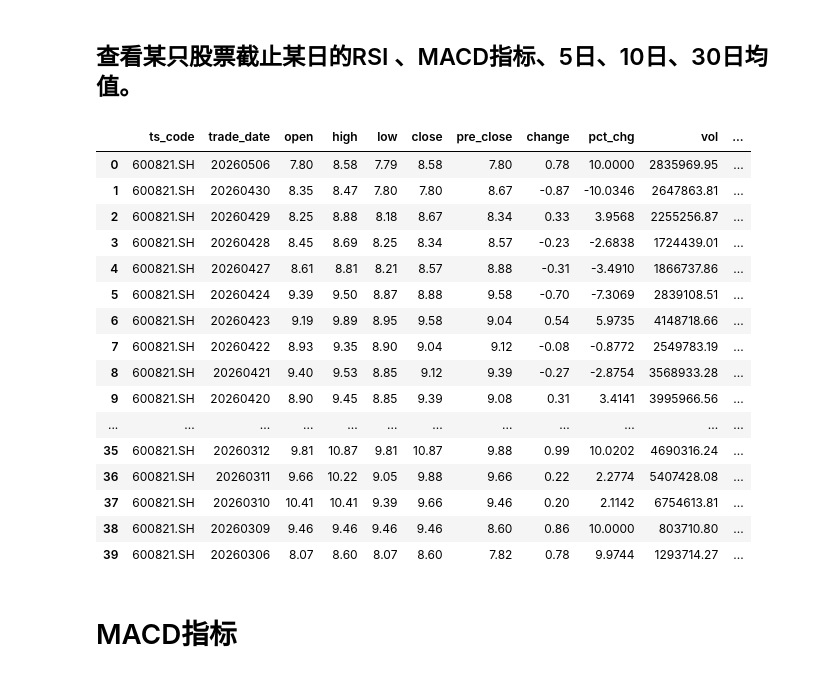
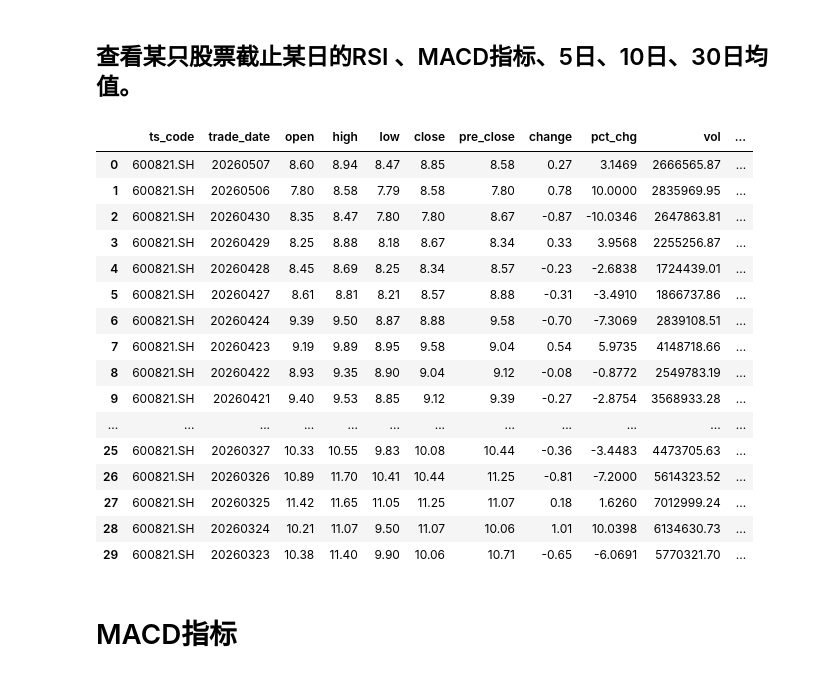
Before and after one commit to whgloveucq/jupyterfiles, a Jupyter notebook: OApractice/stock_study2023.ipynb, the cells around one changed output. Drawn from its saved outputs; the diff is of its cells as text; code cells hidden in the pictures.

```diff
--- a/OApractice/stock_study2023.ipynb
+++ b/OApractice/stock_study2023.ipynb
@@ -417,25 +412,25 @@ df_gg_tmp1.head(30)
 # %% [markdown]
 ## 查看某只股票截止某日的RSI 、MACD指标、5日、10日、30日均值。
 # %%
-get_RSI_MACD_AVG(40,'600821.SH','20260506')
+get_RSI_MACD_AVG(30,'600821.SH','20260507')
 # %% [output]
 |  | ts_code | trade_date | open | high | low | close | pre_close | change | pct_chg | vol | ... |
-| 0 | 600821.SH | 20260506 | 7.80 | 8.58 | 7.79 | 8.58 | 7.80 | 0.78 | 10.0000 | 2835969.95 | ... |
-| 1 | 600821.SH | 20260430 | 8.35 | 8.47 | 7.80 | 7.80 | 8.67 | -0.87 | -10.0346 | 2647863.81 | ... |
-| 2 | 600821.SH | 20260429 | 8.25 | 8.88 | 8.18 | 8.67 | 8.34 | 0.33 | 3.9568 | 2255256.87 | ... |
-| 3 | 600821.SH | 20260428 | 8.45 | 8.69 | 8.25 | 8.34 | 8.57 | -0.23 | -2.6838 | 1724439.01 | ... |
-| 4 | 600821.SH | 20260427 | 8.61 | 8.81 | 8.21 | 8.57 | 8.88 | -0.31 | -3.4910 | 1866737.86 | ... |
-| 5 | 600821.SH | 20260424 | 9.39 | 9.50 | 8.87 | 8.88 | 9.58 | -0.70 | -7.3069 | 2839108.51 | ... |
-| 6 | 600821.SH | 20260423 | 9.19 | 9.89 | 8.95 | 9.58 | 9.04 | 0.54 | 5.9735 | 4148718.66 | ... |
-| 7 | 600821.SH | 20260422 | 8.93 | 9.35 | 8.90 | 9.04 | 9.12 | -0.08 | -0.8772 | 2549783.19 | ... |
-| 8 | 600821.SH | 20260421 | 9.40 | 9.53 | 8.85 | 9.12 | 9.39 | -0.27 | -2.8754 | 3568933.28 | ... |
-| 9 | 600821.SH | 20260420 | 8.90 | 9.45 | 8.85 | 9.39 | 9.08 | 0.31 | 3.4141 | 3995966.56 | ... |
+| 0 | 600821.SH | 20260507 | 8.60 | 8.94 | 8.47 | 8.85 | 8.58 | 0.27 | 3.1469 | 2666565.87 | ... |
+| 1 | 600821.SH | 20260506 | 7.80 | 8.58 | 7.79 | 8.58 | 7.80 | 0.78 | 10.0000 | 2835969.95 | ... |
+| 2 | 600821.SH | 20260430 | 8.35 | 8.47 | 7.80 | 7.80 | 8.67 | -0.87 | -10.0346 | 2647863.81 | ... |
+| 3 | 600821.SH | 20260429 | 8.25 | 8.88 | 8.18 | 8.67 | 8.34 | 0.33 | 3.9568 | 2255256.87 | ... |
+| 4 | 600821.SH | 20260428 | 8.45 | 8.69 | 8.25 | 8.34 | 8.57 | -0.23 | -2.6838 | 1724439.01 | ... |
+| 5 | 600821.SH | 20260427 | 8.61 | 8.81 | 8.21 | 8.57 | 8.88 | -0.31 | -3.4910 | 1866737.86 | ... |
+| 6 | 600821.SH | 20260424 | 9.39 | 9.50 | 8.87 | 8.88 | 9.58 | -0.70 | -7.3069 | 2839108.51 | ... |
+| 7 | 600821.SH | 20260423 | 9.19 | 9.89 | 8.95 | 9.58 | 9.04 | 0.54 | 5.9735 | 4148718.66 | ... |
+| 8 | 600821.SH | 20260422 | 8.93 | 9.35 | 8.90 | 9.04 | 9.12 | -0.08 | -0.8772 | 2549783.19 | ... |
+| 9 | 600821.SH | 20260421 | 9.40 | 9.53 | 8.85 | 9.12 | 9.39 | -0.27 | -2.8754 | 3568933.28 | ... |
 | ... | ... | ... | ... | ... | ... | ... | ... | ... | ... | ... | ... |
-| 35 | 600821.SH | 20260312 | 9.81 | 10.87 | 9.81 | 10.87 | 9.88 | 0.99 | 10.0202 | 4690316.24 | ... |
-| 36 | 600821.SH | 20260311 | 9.66 | 10.22 | 9.05 | 9.88 | 9.66 | 0.22 | 2.2774 | 5407428.08 | ... |
-| 37 | 600821.SH | 20260310 | 10.41 | 10.41 | 9.39 | 9.66 | 9.46 | 0.20 | 2.1142 | 6754613.81 | ... |
-| 38 | 600821.SH | 20260309 | 9.46 | 9.46 | 9.46 | 9.46 | 8.60 | 0.86 | 10.0000 | 803710.80 | ... |
-| 39 | 600821.SH | 20260306 | 8.07 | 8.60 | 8.07 | 8.60 | 7.82 | 0.78 | 9.9744 | 1293714.27 | ... |
+| 25 | 600821.SH | 20260327 | 10.33 | 10.55 | 9.83 | 10.08 | 10.44 | -0.36 | -3.4483 | 4473705.63 | ... |
+| 26 | 600821.SH | 20260326 | 10.89 | 11.70 | 10.41 | 10.44 | 11.25 | -0.81 | -7.2000 | 5614323.52 | ... |
+| 27 | 600821.SH | 20260325 | 11.42 | 11.65 | 11.05 | 11.25 | 11.07 | 0.18 | 1.6260 | 7012999.24 | ... |
+| 28 | 600821.SH | 20260324 | 10.21 | 11.07 | 9.50 | 11.07 | 10.06 | 1.01 | 10.0398 | 6134630.73 | ... |
+| 29 | 600821.SH | 20260323 | 10.38 | 11.40 | 9.90 | 10.06 | 10.71 | -0.65 | -6.0691 | 5770321.70 | ... |
 # %% [markdown]
 # MACD指标
 # %%
```
Also changed, not shown: parts of 2 cells of this notebook.
